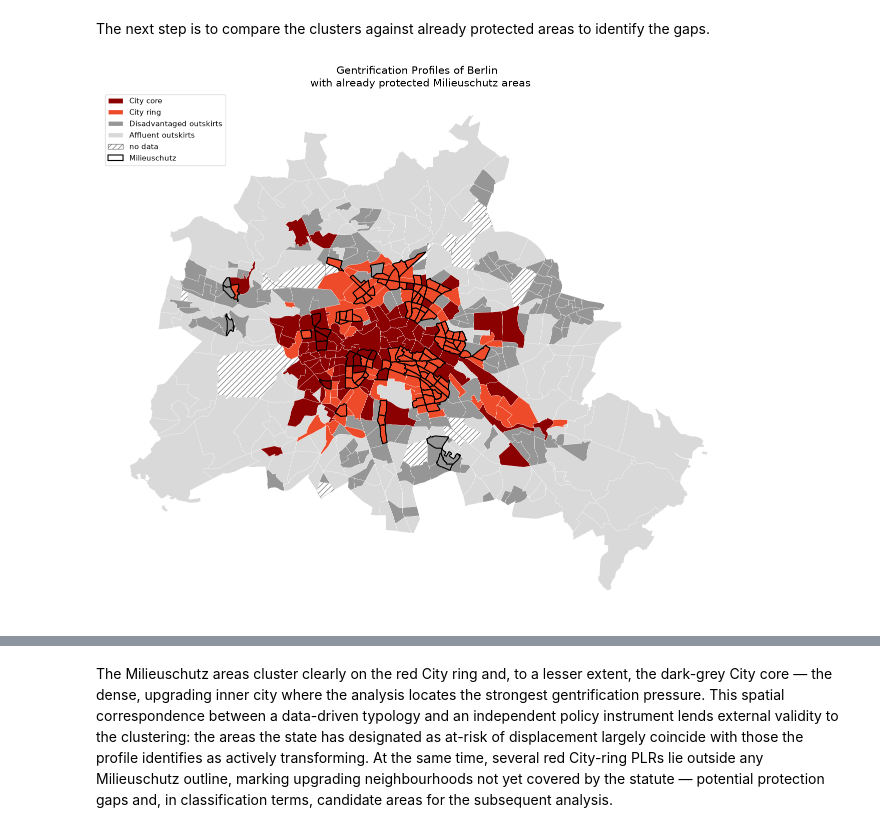
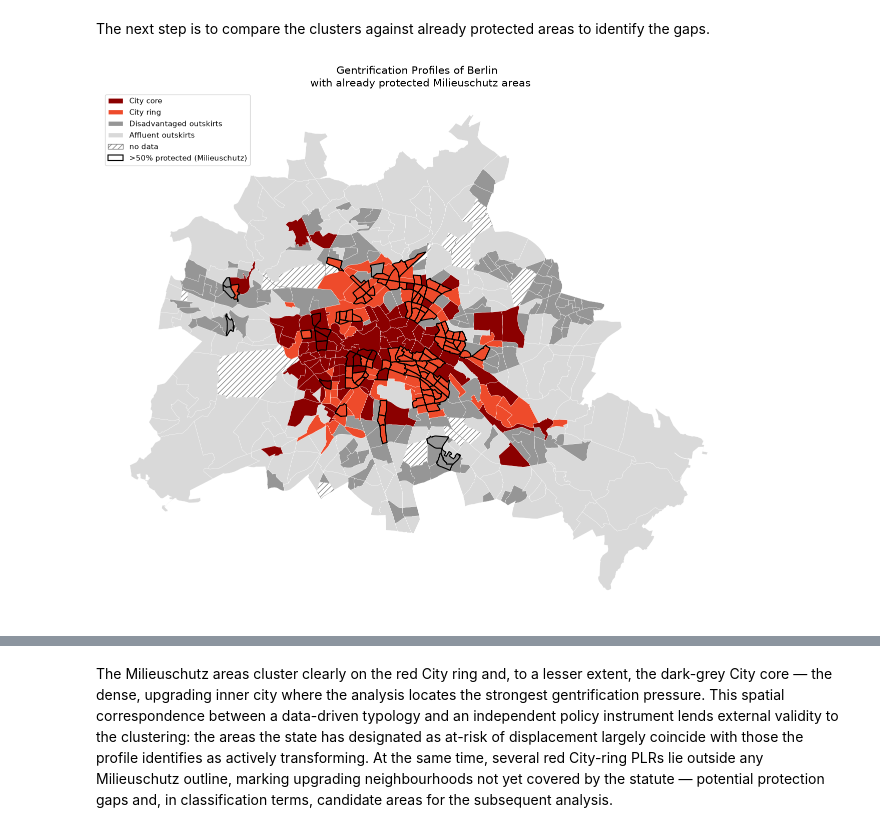
Before and after one commit to mshlg/capstone-kiezkeeper, a Jupyter notebook: notebooks/Module1_clustering/module_1_explore-clusters.ipynb, the cells around one changed output, grey strips where cells are left out. Cells and saved outputs as stored; diff of their text form; code cells hidden in the pictures.

Commit message:
added coverage details to plots

```diff
--- a/notebooks/Module1_clustering/module_1_explore-clusters.ipynb
+++ b/notebooks/Module1_clustering/module_1_explore-clusters.ipynb
@@ -45,3 +45,7 @@ df.head(2)
 | 0 | 01100101 | Stülerstraße | 01 - Mitte | 22.7 | 2.142 | 3.050847 | 3890.584913 | ... |
 | 1 | 01100102 | Großer Tiergarten | 01 - Mitte | 20.3 | 1.059 | 4.557180 | 3440.019389 | ... |
 2 rows × 49 columns
+# %%
+#rename columns from german > english (ms = milieuschutz: protected area under § 172 BGB)
+df.rename(columns={"milieu_anteil": "ms_portion", "milieu_majoritaet": "ms_over50"}, inplace = True)
+df.head()
@@ -47,0 +60,7 @@ df.head(2)
+# %%
+#add columns for ms_over60, ms_over70, ms_over80, ms_over90
+df["ms_over60"] = (df["ms_portion"] > 0.6).astype(int)
+df["ms_over70"] = (df["ms_portion"] > 0.7).astype(int)
+df["ms_over80"] = (df["ms_portion"] > 0.8).astype(int)
+df["ms_over90"] = (df["ms_portion"] > 0.9).astype(int)
+df.sample(5)
@@ -48,6 +93,4 @@ df.head(2)
 # %%
-#rename columns from german > english (ms = milieuschutz: protected area under § 172 BGB)
-df.rename(columns={"milieu_anteil": "ms_portion", "milieu_majoritaet": "ms_binary"}, inplace = True)
 #save
 df.to_csv("../../data/final_datasets/df_clusters_milieuschutz.csv", index=False)
 df.head(2)
@@ -355,40 +398,41 @@ from matplotlib.patches import Patch
 #
 df["plr_id_str"] = df["plr_id"].astype(str).str.zfill(8)
 gdf = plr_geo.merge(
-    df[["plr_id_str", "cluster_4k", "ms_binary", "ms_portion"]],
+    df[["plr_id_str", "cluster_4k", "ms_over50", "ms_portion"]],
     left_on="plr_id", right_on="plr_id_str", how="left")
 
 fig, ax = plt.subplots(figsize=(13, 13))
 
 cluster_colors = {
     3: "#EE4B2B",   # City belt — bright red
     1: "#8B0000",   # City core — dark red
     2: "#969696",   # Disadvantaged outskirts — mittelgrau
     0: "#d9d9d9",   # Affluent outskirts — helleres grau
 }
 cluster_labels = {1: "City core", 3: "City ring",
                   2: "Disadvantaged outskirts", 0: "Affluent outskirts"}
 
 # Clusterings
 gdf[gdf["cluster_4k"].isna()].plot(ax=ax, color="none", edgecolor="grey",
                                     hatch="///", linewidth=0.3)
 for c in [0, 2, 1, 3]:
     gdf[gdf["cluster_4k"] == c].plot(ax=ax, color=cluster_colors[c],
                                       edgecolor="white", linewidth=0.3)
 
 # MS-areas
-ms = gdf[gdf["ms_binary"] == 1]
+ms = gdf[gdf["ms_over50"] == 1]
 ms.plot(ax=ax, facecolor="none", edgecolor="black", linewidth=1.6)
 
 # Legend
 handles = [Patch(facecolor=cluster_colors[c], edgecolor="white", label=cluster_labels[c])
            for c in [1, 3, 2, 0]]
 handles.append(Patch(facecolor="none", edgecolor="grey", hatch="///", label="no data"))
-handles.append(Patch(facecolor="none", edgecolor="black", linewidth=1.6, label="Milieuschutz"))
+handles.append(Patch(facecolor="none", edgecolor="black", linewidth=1.6, label=">50% protected (Milieuschutz)"))
 ax.legend(handles=handles, loc="upper left", fontsize=11, frameon=True)
 
 ax.set_title("Gentrification Profiles of Berlin \n with already protected Milieuschutz areas", fontsize=15)
-fig.savefig("../../plots/gentrification_profiles/cluster_milieuschutz_map.png", dpi=300, bbox_inches="tight")
-ax.axis("off"); plt.tight_layout(); plt.show()
+ax.axis("off"); plt.tight_layout();
+fig.savefig("../../plots/gentrification_profiles/cluster_milieuschutz>50_map.png", dpi=300, bbox_inches="tight")
+plt.show()
 # %% [output]
-[figure, old version]
+[figure, new version]
```
Also changed, not shown: parts of 13 cells of this notebook, 3 other files.
